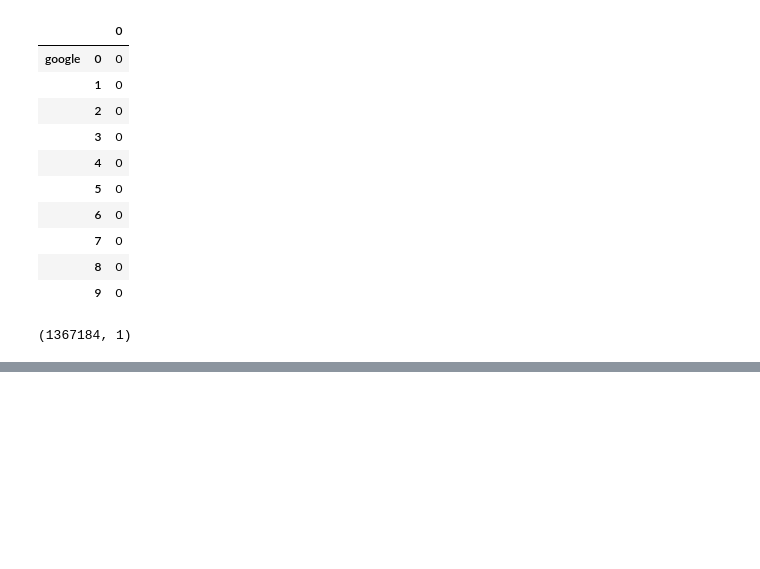
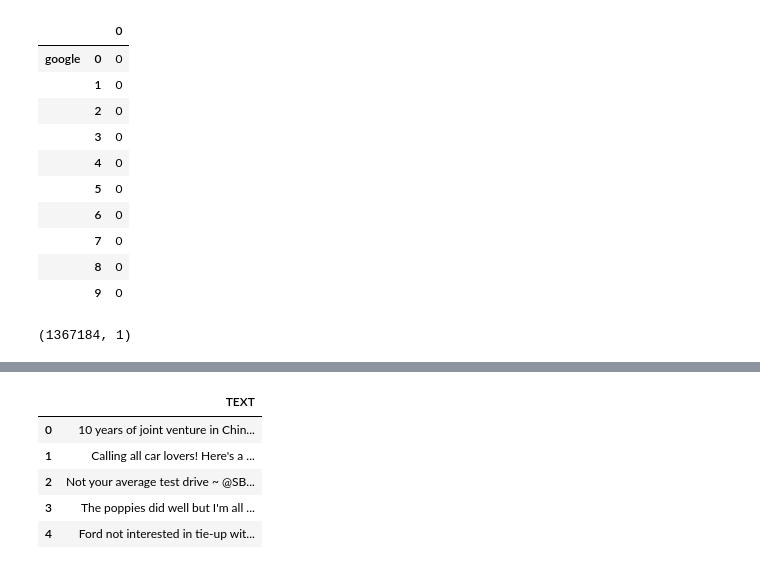
Before and after one commit to HassanSherwani/NLP-Natural-Language-Processing-, a Jupyter notebook: CrowdFlower/1.Company_labels.ipynb, the cells around one changed output, grey strips where cells are left out. Drawn from its saved outputs; the diff is of its cells as text; code cells hidden in the pictures; blank space fills up the shorter version.

```diff
--- a/CrowdFlower/1.Company_labels.ipynb
+++ b/CrowdFlower/1.Company_labels.ipynb
@@ -477,0 +531,9 @@ combined.shape
+# %%
+g.head()
+# %% [output]
+|  | TEXT |
+| 0 | 10 years of joint venture in Chin... |
+| 1 | Calling all car lovers! Here's a ... |
+| 2 | Not your average test drive ~ @SB... |
+| 3 | The poppies did well but I'm all ... |
+| 4 | Ford not interested in tie-up wit... |
```
Also changed, not shown: parts of 27 cells of this notebook.
